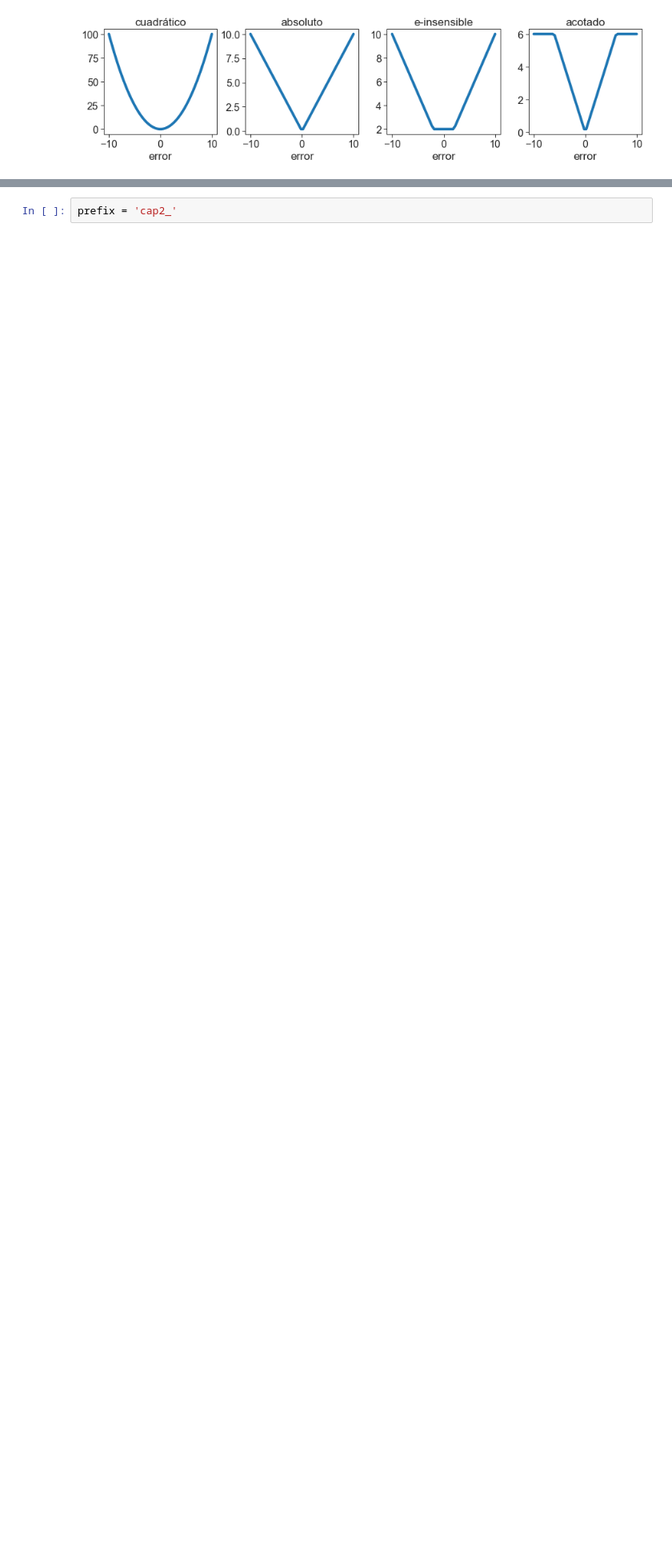
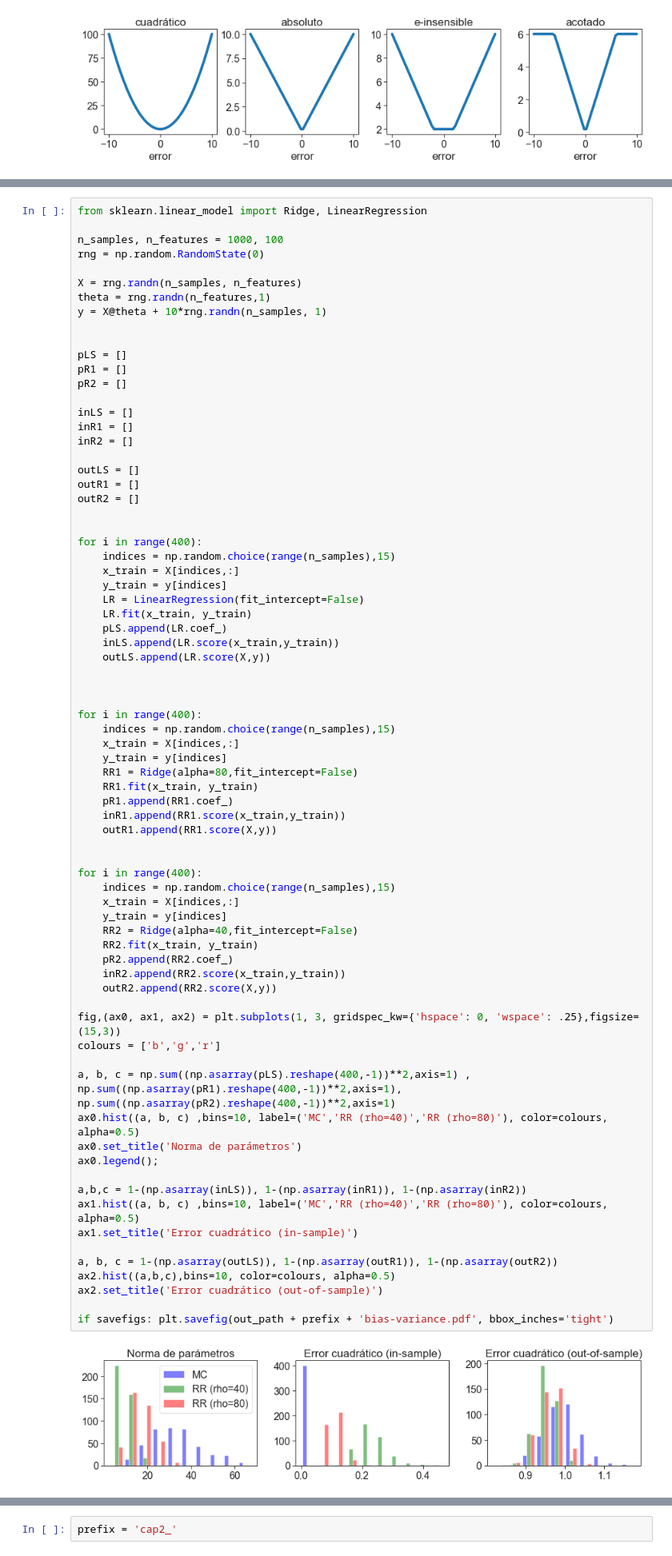
Before and after one commit to GAMES-UChile/Curso-Aprendizaje-de-Maquinas, a Jupyter notebook: Figuras.ipynb, the cells around one changed output, grey strips where cells are left out. Shown at 80% size. Drawn from its saved outputs; the diff is of its cells as text; blank space fills up the shorter version.

```diff
--- a/Figuras.ipynb
+++ b/Figuras.ipynb
@@ -157,3 +153,79 @@ ax3.set_title('Regularizador p=0.5')
 if savefigs: plt.savefig(out_path + prefix + 'regularizadores.pdf', bbox_inches='tight')
 # %% [output]
 [figure]
+# %%
+from sklearn.linear_model import Ridge, LinearRegression
+
+n_samples, n_features = 1000, 100
+rng = np.random.RandomState(0)
+
+X = rng.randn(n_samples, n_features)
+theta = rng.randn(n_features,1)
+y = X@theta + 10*rng.randn(n_samples, 1)
+
+
+pLS = []
+pR1 = []
+pR2 = []
+
+inLS = []
+inR1 = []
+inR2 = []
+
+outLS = []
+outR1 = []
+outR2 = []
+
+
+for i in range(400):
+    indices = np.random.choice(range(n_samples),15)
+    x_train = X[indices,:]
+    y_train = y[indices]
+    LR = LinearRegression(fit_intercept=False)
+    LR.fit(x_train, y_train)
+    pLS.append(LR.coef_)
+    inLS.append(LR.score(x_train,y_train))
+    outLS.append(LR.score(X,y))
+
+
+
+for i in range(400):
+    indices = np.random.choice(range(n_samples),15)
+    x_train = X[indices,:]
+    y_train = y[indices]
+    RR1 = Ridge(alpha=80,fit_intercept=False)
+    RR1.fit(x_train, y_train)
+    pR1.append(RR1.coef_)
+    inR1.append(RR1.score(x_train,y_train))
+    outR1.append(RR1.score(X,y))
+
+
+for i in range(400):
+    indices = np.random.choice(range(n_samples),15)
+    x_train = X[indices,:]
+    y_train = y[indices]
+    RR2 = Ridge(alpha=40,fit_intercept=False)
+    RR2.fit(x_train, y_train)
+    pR2.append(RR2.coef_)
+    inR2.append(RR2.score(x_train,y_train))
+    outR2.append(RR2.score(X,y))
+
+fig,(ax0, ax1, ax2) = plt.subplots(1, 3, gridspec_kw={'hspace': 0, 'wspace': .25},figsize=(15,3))
+colours = ['b','g','r']
+
+a, b, c = np.sum((np.asarray(pLS).reshape(400,-1))**2,axis=1) , np.sum((np.asarray(pR1).reshape(400,-1))**2,axis=1), np.sum((np.asarray(pR2).reshape(400,-1))**2,axis=1)
+ax0.hist((a, b, c) ,bins=10, label=('MC','RR (rho=40)','RR (rho=80)'), color=colours, alpha=0.5)
+ax0.set_title('Norma de parámetros')
+ax0.legend();
+
+a,b,c = 1-(np.asarray(inLS)), 1-(np.asarray(inR1)), 1-(np.asarray(inR2))
+ax1.hist((a, b, c) ,bins=10, label=('MC','RR (rho=40)','RR (rho=80)'), color=colours, alpha=0.5)
+ax1.set_title('Error cuadrático (in-sample)')
+
+a, b, c = 1-(np.asarray(outLS)), 1-(np.asarray(outR1)), 1-(np.asarray(outR2))
+ax2.hist((a,b,c),bins=10, color=colours, alpha=0.5)
+ax2.set_title('Error cuadrático (out-of-sample)')
+
+if savefigs: plt.savefig(out_path + prefix + 'bias-variance.pdf', bbox_inches='tight')
+# %% [output]
+[figure, added]
```
Also changed, not shown: parts of 33 cells of this notebook, 18 other files.
